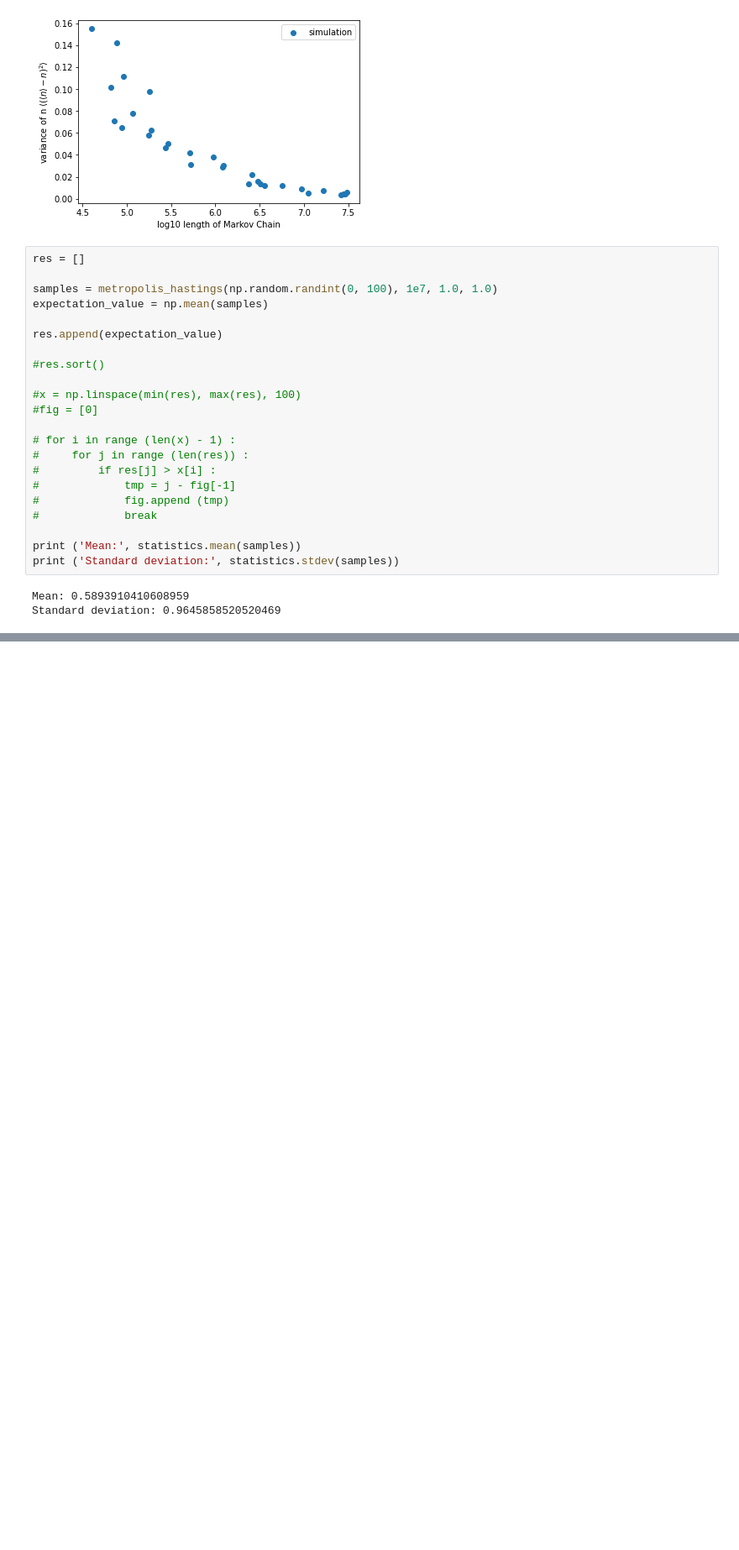
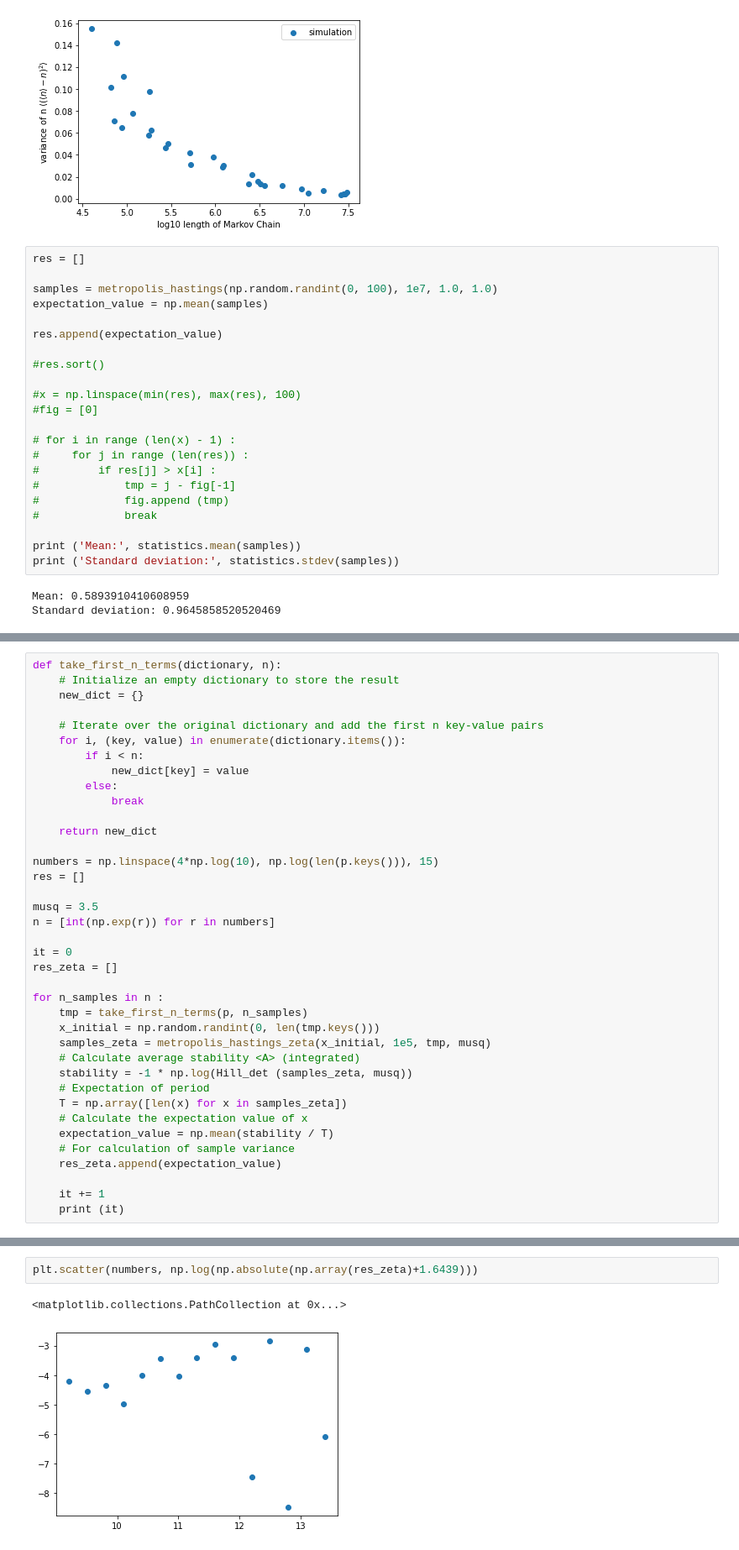
Before and after one commit to xwang3021/Compi_project, a Jupyter notebook: MCMC.ipynb, the cells around one changed output, grey strips where cells are left out. Shown at 84% size. Cells and saved outputs as stored; diff of their text form; blank space fills up the shorter version.

```diff
--- a/MCMC.ipynb
+++ b/MCMC.ipynb
@@ -131,0 +450,38 @@ Standard deviation: 0.9645858520520469
+# %%
+def take_first_n_terms(dictionary, n):
+    # Initialize an empty dictionary to store the result
+    new_dict = {}
+
+    # Iterate over the original dictionary and add the first n key-value pairs
+    for i, (key, value) in enumerate(dictionary.items()):
+        if i < n:
+            new_dict[key] = value
+        else:
+            break
+
+    return new_dict
+
+numbers = np.linspace(4*np.log(10), np.log(len(p.keys())), 15)
+res = []
+
+musq = 3.5
+n = [int(np.exp(r)) for r in numbers]
+
+it = 0
+res_zeta = []
+
+for n_samples in n :
+    tmp = take_first_n_terms(p, n_samples)
+    x_initial = np.random.randint(0, len(tmp.keys()))
+    samples_zeta = metropolis_hastings_zeta(x_initial, 1e5, tmp, musq)
+    # Calculate average stability <A> (integrated)
+    stability = -1 * np.log(Hill_det (samples_zeta, musq))
+    # Expectation of period
+    T = np.array([len(x) for x in samples_zeta])
+    # Calculate the expectation value of x
+    expectation_value = np.mean(stability / T)
+    # For calculation of sample variance
+    res_zeta.append(expectation_value)
+
+    it += 1
+    print (it)
@@ -131,0 +504,5 @@ Standard deviation: 0.9645858520520469
+# %%
+plt.scatter(numbers, np.log(np.absolute(np.array(res_zeta)+1.6439)))
+# %% [output]
+<matplotlib.collections.PathCollection at 0x...>
+[figure, added]
```
Also changed, not shown: parts of 11 cells of this notebook, 11 other files.
